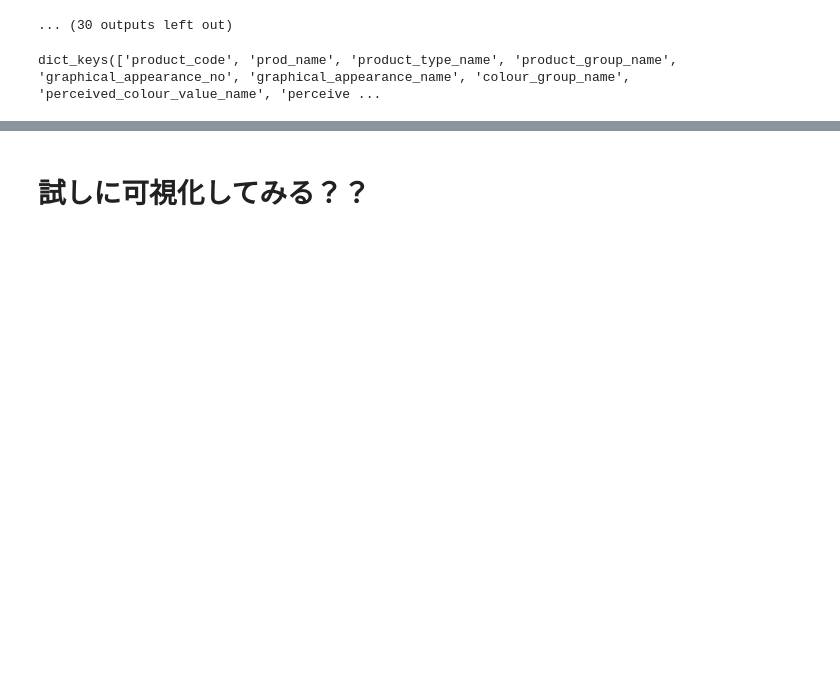
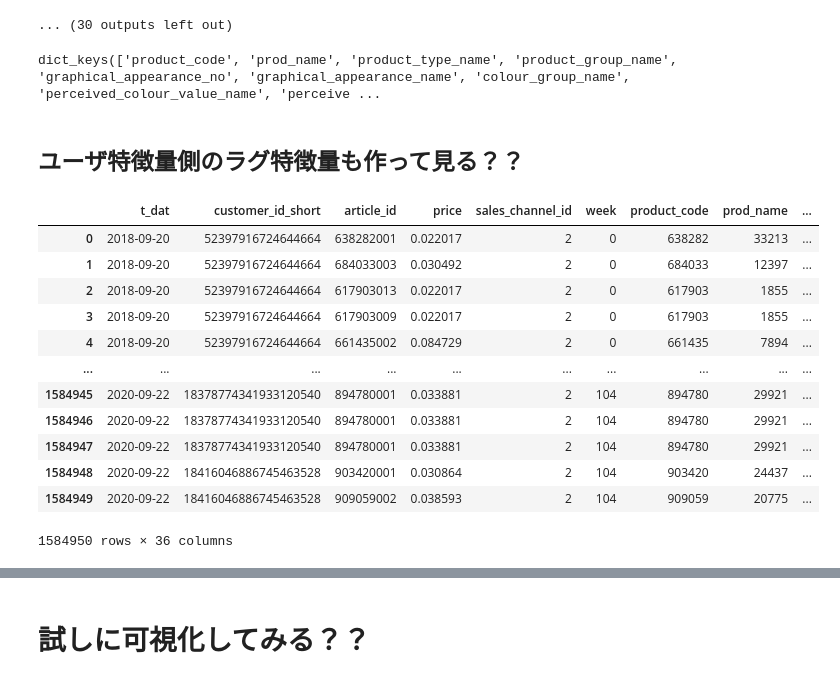
Before and after one commit to morinota/H_and_M_Personalized_Fashion_Recommendations, a Jupyter notebook: feature/item_feature.ipynb, the cells around one changed output, grey strips where cells are left out. Cells and saved outputs as stored; diff of their text form; code cells hidden in the pictures; blank space fills up the shorter version.

```diff
--- a/feature/item_feature.ipynb
+++ b/feature/item_feature.ipynb
@@ -330,3 +334,5 @@ product_group_name
 time_series_sales_dict.keys()
 # %% [output]
 dict_keys(['product_code', 'prod_name', 'product_type_name', 'product_group_name', 'graphical_appearance_no', 'graphical_appearance_name', 'colour_group_name', 'perceived_colour_value_name', 'perceive ...
+# %% [markdown]
+## ユーザ特徴量側のラグ特徴量も作って見る？？
@@ -332,0 +342,16 @@ dict_keys(['product_code', 'prod_name', 'product_type_name', 'product_group_name
+# %%
+df_t
+# %% [output]
+|  | t_dat | customer_id_short | article_id | price | sales_channel_id | week | product_code | prod_name | ... |
+| 0 | 2018-09-20 | 52397916724644664 | 638282001 | 0.022017 | 2 | 0 | 638282 | 33213 | ... |
+| 1 | 2018-09-20 | 52397916724644664 | 684033003 | 0.030492 | 2 | 0 | 684033 | 12397 | ... |
+| 2 | 2018-09-20 | 52397916724644664 | 617903013 | 0.022017 | 2 | 0 | 617903 | 1855 | ... |
+| 3 | 2018-09-20 | 52397916724644664 | 617903009 | 0.022017 | 2 | 0 | 617903 | 1855 | ... |
+| 4 | 2018-09-20 | 52397916724644664 | 661435002 | 0.084729 | 2 | 0 | 661435 | 7894 | ... |
+| ... | ... | ... | ... | ... | ... | ... | ... | ... | ... |
+| 1584945 | 2020-09-22 | 18378774341933120540 | 894780001 | 0.033881 | 2 | 104 | 894780 | 29921 | ... |
+| 1584946 | 2020-09-22 | 18378774341933120540 | 894780001 | 0.033881 | 2 | 104 | 894780 | 29921 | ... |
+| 1584947 | 2020-09-22 | 18378774341933120540 | 894780001 | 0.033881 | 2 | 104 | 894780 | 29921 | ... |
+| 1584948 | 2020-09-22 | 18416046886745463528 | 903420001 | 0.030864 | 2 | 104 | 903420 | 24437 | ... |
+| 1584949 | 2020-09-22 | 18416046886745463528 | 909059002 | 0.038593 | 2 | 104 | 909059 | 20775 | ... |
+1584950 rows × 36 columns
```
Also changed, not shown: parts of 14 cells of this notebook, 2 other files.
